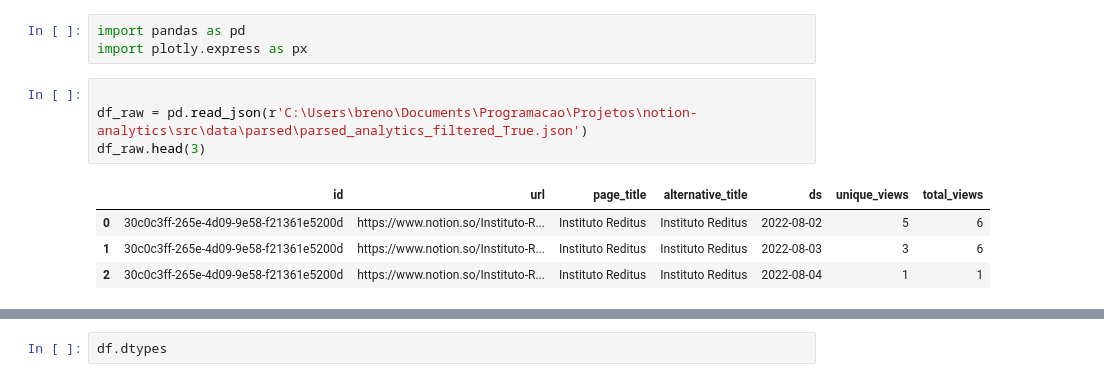
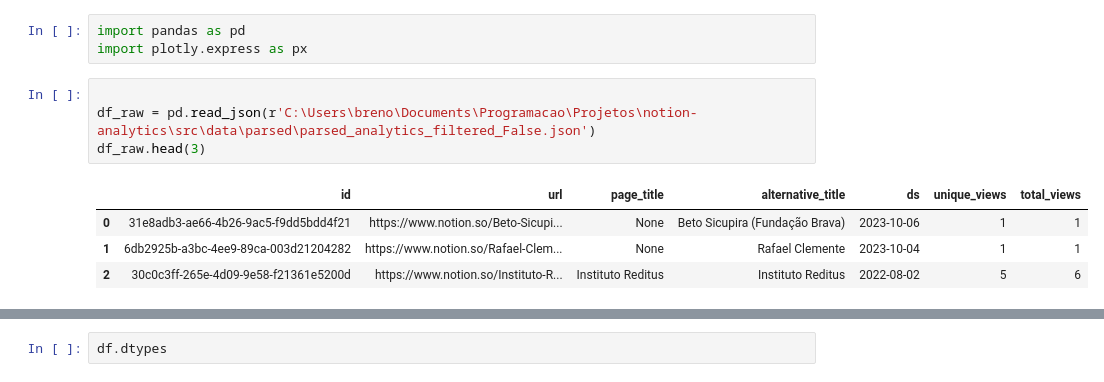
Before and after one commit to brenoimatos/notion-analytics, a Jupyter notebook: src/analysis_notebook.ipynb, the cells around one changed output, grey strips where cells are left out. Drawn from its saved outputs; the diff is of its cells as text.

```diff
--- a/src/analysis_notebook.ipynb
+++ b/src/analysis_notebook.ipynb
@@ -3,13 +3,13 @@ import pandas as pd
 import plotly.express as px
 # %%
 
-df_raw = pd.read_json(r'C:\Users\breno\Documents\Programacao\Projetos\notion-analytics\src\data\parsed\parsed_analytics_filtered_True.json')
+df_raw = pd.read_json(r'C:\Users\breno\Documents\Programacao\Projetos\notion-analytics\src\data\parsed\parsed_analytics_filtered_False.json')
 df_raw.head(3)
 # %% [output]
 |  | id | url | page_title | alternative_title | ds | unique_views | total_views |
-| 0 | 30c0c3ff-265e-4d09-9e58-f21361e5200d | https://www.notion.so/Instituto-R... | Instituto Reditus | Instituto Reditus | 2022-08-02 | 5 | 6 |
-| 1 | 30c0c3ff-265e-4d09-9e58-f21361e5200d | https://www.notion.so/Instituto-R... | Instituto Reditus | Instituto Reditus | 2022-08-03 | 3 | 6 |
-| 2 | 30c0c3ff-265e-4d09-9e58-f21361e5200d | https://www.notion.so/Instituto-R... | Instituto Reditus | Instituto Reditus | 2022-08-04 | 1 | 1 |
+| 0 | 31e8adb3-ae66-4b26-9ac5-f9dd5bdd4f21 | https://www.notion.so/Beto-Sicupi... | None | Beto Sicupira (Fundação Brava) | 2023-10-06 | 1 | 1 |
+| 1 | 6db2925b-a3bc-4ee9-89ca-003d21204282 | https://www.notion.so/Rafael-Clem... | None | Rafael Clemente | 2023-10-04 | 1 | 1 |
+| 2 | 30c0c3ff-265e-4d09-9e58-f21361e5200d | https://www.notion.so/Instituto-R... | Instituto Reditus | Instituto Reditus | 2022-08-02 | 5 | 6 |
 # %%
 df = (
     df_raw
```
Also changed, not shown: parts of 9 cells of this notebook.
